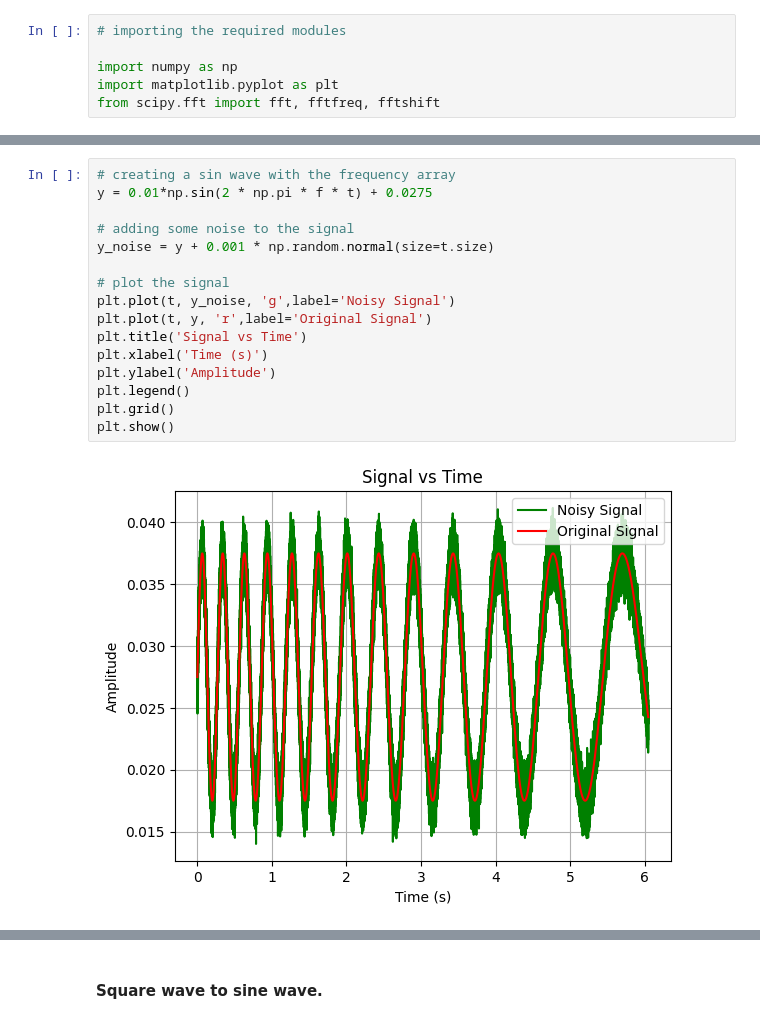
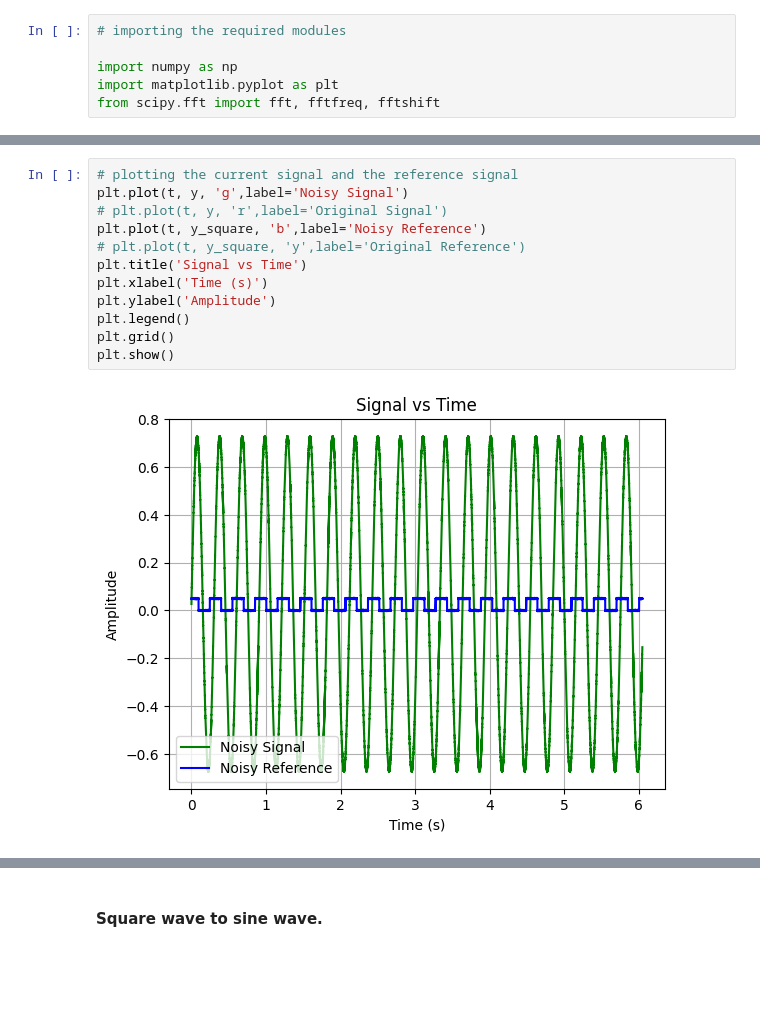
Before and after one commit to AdhilshaA/Lockin_expeyes, a Jupyter notebook: codes/sq_to_sin_virtual.ipynb, the cells around one changed output, grey strips where cells are left out. Drawn from its saved outputs; the diff is of its cells as text; blank space fills up the shorter version.

```diff
--- a/codes/sq_to_sin_virtual.ipynb
+++ b/codes/sq_to_sin_virtual.ipynb
@@ -27,18 +42,14 @@ plt.show()
 # %%
-# creating a sin wave with the frequency array
-y = 0.01*np.sin(2 * np.pi * f * t) + 0.0275
-
-# adding some noise to the signal
-y_noise = y + 0.001 * np.random.normal(size=t.size)
-
-# plot the signal
-plt.plot(t, y_noise, 'g',label='Noisy Signal')
-plt.plot(t, y, 'r',label='Original Signal')
+# plotting the current signal and the reference signal
+plt.plot(t, y, 'g',label='Noisy Signal')
+# plt.plot(t, y, 'r',label='Original Signal')
+plt.plot(t, y_square, 'b',label='Noisy Reference')
+# plt.plot(t, y_square, 'y',label='Original Reference')
 plt.title('Signal vs Time')
 plt.xlabel('Time (s)')
 plt.ylabel('Amplitude')
 plt.legend()
 plt.grid()
 plt.show()
 # %% [output]
-[figure, old version]
+[figure, new version]
```
Also changed, not shown: parts of 22 cells of this notebook, 6 other files.
